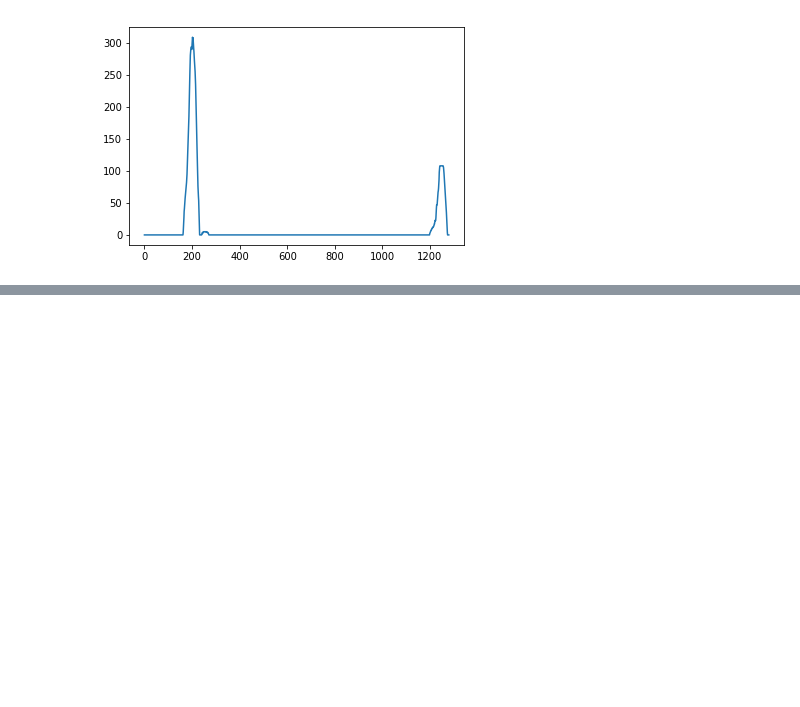
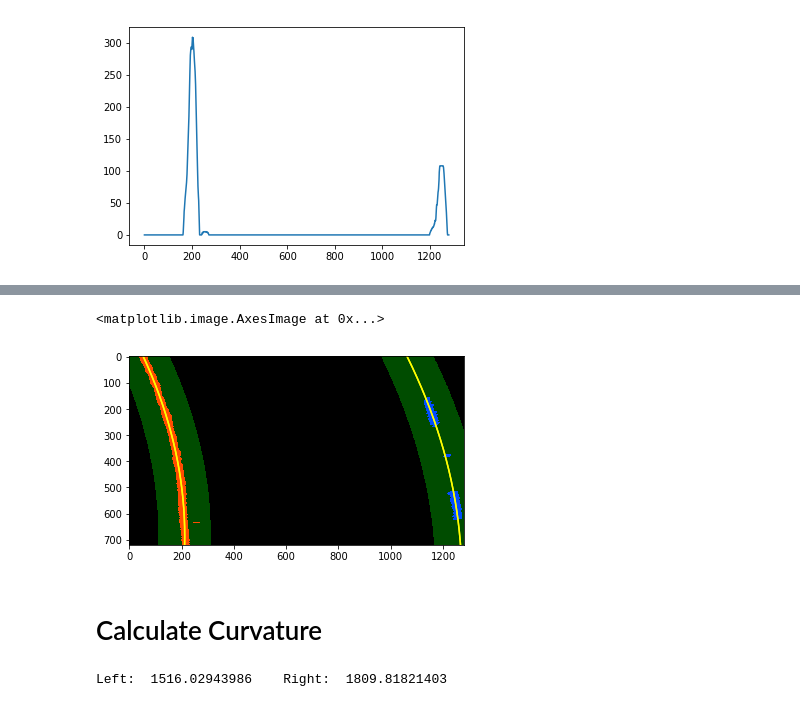
Before and after one commit to jjw2/SDC_Term1_P4, a Jupyter notebook: SDC_Term1_P4.ipynb, the cells around one changed output, grey strips where cells are left out. Saved outputs shown, nothing was run; the diff lists cells and outputs as text; code cells hidden in the pictures; blank space fills up the shorter version.

```diff
--- a/SDC_Term1_P4.ipynb
+++ b/SDC_Term1_P4.ipynb
@@ -533,12 +525,12 @@ plt.imshow(out_img)
 # %%
-def search_around_poly(binary_warped, left_fit, right_fit):
+def search_around_poly(img, left_fit_prev, right_fit_prev):
     # HYPERPARAMETER
     # Choose the width of the margin around the previous polynomial to search
     # The quiz grader expects 100 here, but feel free to tune on your own!
     margin = 100
 
     # Grab activated pixels
-    nonzero = binary_warped.nonzero()
+    nonzero = img.nonzero()
     nonzeroy = np.array(nonzero[0])
     nonzerox = np.array(nonzero[1])
 
@@ -546,49 +538,73 @@ def search_around_poly(binary_warped, left_fit, right_fit):
     ### within the +/- margin of our polynomial function ###
     ### Hint: consider the window areas for the similarly named variables ###
     ### in the previous quiz, but change the windows to our new search area ###
-    left_lane_inds = ((nonzerox > (left_fit[0]*(nonzeroy**2) + left_fit[1]*nonzeroy +
-                    left_fit[2] - margin)) & (nonzerox < (left_fit[0]*(nonzeroy**2) +
-                    left_fit[1]*nonzeroy + left_fit[2] + margin)))
-    right_lane_inds = ((nonzerox > (right_fit[0]*(nonzeroy**2) + right_fit[1]*nonzeroy +
-                    right_fit[2] - margin)) & (nonzerox < (right_fit[0]*(nonzeroy**2) +
-                    right_fit[1]*nonzeroy + right_fit[2] + margin)))
+    left_lane_inds = ((nonzerox > (left_fit_prev[0]*(nonzeroy**2) + left_fit_prev[1]*nonzeroy +
+                    left_fit_prev[2] - margin)) & (nonzerox < (left_fit_prev[0]*(nonzeroy**2) +
+                    left_fit_prev[1]*nonzeroy + left_fit_prev[2] + margin)))
+    right_lane_inds = ((nonzerox > (right_fit_prev[0]*(nonzeroy**2) + right_fit_prev[1]*nonzeroy +
+                    right_fit_prev[2] - margin)) & (nonzerox < (right_fit_prev[0]*(nonzeroy**2) +
+                    right_fit_prev[1]*nonzeroy + right_fit_prev[2] + margin)))
 
     # Again, extract left and right line pixel positions
     leftx = nonzerox[left_lane_inds]
     lefty = nonzeroy[left_lane_inds]
     rightx = nonzerox[right_lane_inds]
     righty = nonzeroy[right_lane_inds]
 
     # Fit new polynomials
-    left_fitx, right_fitx, ploty = fit_poly(binary_warped.shape, leftx, lefty, rightx, righty)
+    left_fit_new, right_fit_new, left_fitx, right_fitx, ploty, o = fit_polynomial(img.shape, leftx, lefty, rightx, righty)
 
     ## Visualization ##
     # Create an image to draw on and an image to show the selection window
-    out_img = np.dstack((binary_warped, binary_warped, binary_warped))*255
+    out_img = np.dstack((img, img, img))*255
     window_img = np.zeros_like(out_img)
     # Color in left and right line pixels
     out_img[nonzeroy[left_lane_inds], nonzerox[left_lane_inds]] = [255, 0, 0]
     out_img[nonzeroy[right_lane_inds], nonzerox[right_lane_inds]] = [0, 0, 255]
 
+
     # Generate a polygon to illustrate the search window area
     # And recast the x and y points into usable format for cv2.fillPoly()
+
     left_line_window1 = np.array([np.transpose(np.vstack([left_fitx-margin, ploty]))])
-    left_line_window2 = np.array([np.flipud(np.transpose(np.vstack([left_fitx+margin,
-                              ploty])))])
+    left_line_window2 = np.array([np.flipud(np.transpose(np.vstack([left_fitx+margin, ploty])))])
     left_line_pts = np.hstack((left_line_window1, left_line_window2))
+
     right_line_window1 = np.array([np.transpose(np.vstack([right_fitx-margin, ploty]))])
-    right_line_window2 = np.array([np.flipud(np.transpose(np.vstack([right_fitx+margin,
-                              ploty])))])
+    right_line_window2 = np.array([np.flipud(np.transpose(np.vstack([right_fitx+margin, ploty])))])
     right_line_pts = np.hstack((right_line_window1, right_line_window2))
 
     # Draw the lane onto the warped blank image
     cv2.fillPoly(window_img, np.int_([left_line_pts]), (0,255, 0))
     cv2.fillPoly(window_img, np.int_([right_line_pts]), (0,255, 0))
     result = cv2.addWeighted(out_img, 1, window_img, 0.3, 0)
 
     # Plot the polynomial lines onto the image
-    plt.plot(left_fitx, ploty, color='yellow')
-    plt.plot(right_fitx, ploty, color='yellow')
+    plt.plot(left_fitx, ploty, color='yellow');
+    plt.plot(right_fitx, ploty, color='yellow');
     ## End visualization steps ##
 
-    return result
+    return left_fit_new, right_fit_new, result
+
+left_fit, right_fit, result = search_around_poly(img, left_fit, right_fit)
+
+plt.imshow(result)
+# %% [output]
+<matplotlib.image.AxesImage at 0x...>
+[figure, added]
+# %% [markdown]
+# Calculate Curvature
+# %%
+def calc_curv(y_val, left_fit, right_fit, xm, ym):
+    left_curv = ((1 + (2*left_fit[0]*y_vals*ym + left_fit[1])**2)**1.5) / np.absolute(2*left_fit[0])
+    right_curv = ((1 + (2*right_fit[0]*y_vals*ym + right_fit[1])**2)**1.5) / np.absolute(2*right_fit[0])
+
+    return left_curv, right_curv
+
+
+y_vals = np.linspace(0, img.shape[0]-1, img.shape[0])
+
+l_curv, r_curv = calc_curv(left_fit, right_fit, 500)
+print("Left: ", l_curv, "   Right: ", r_curv)
+# %% [output]
+Left:  1516.02943986    Right:  1809.81821403
```
Also changed, not shown: parts of 2 cells of this notebook.
